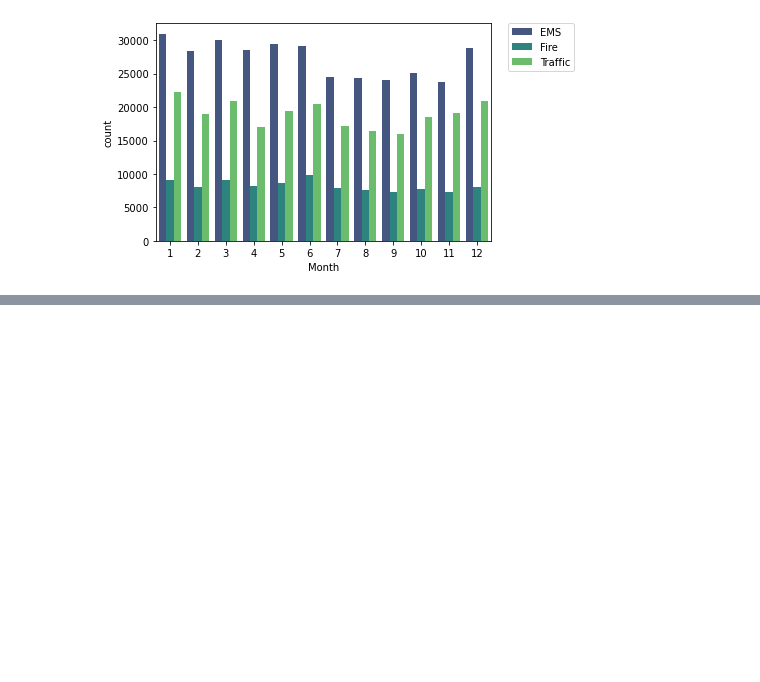
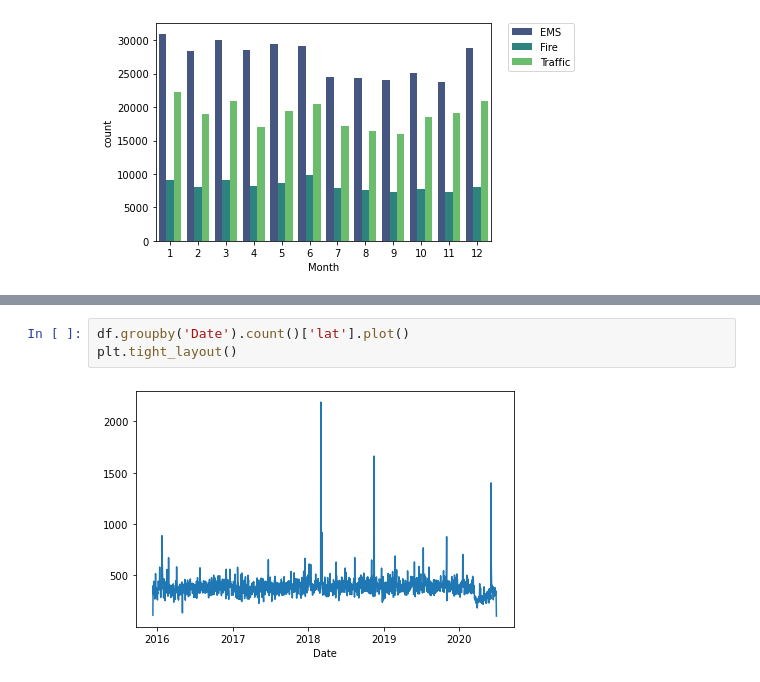
Before and after one commit to iNERO9/911_Calls_Analysis, a Jupyter notebook: 911_Call_Analysis.ipynb, the cells around one changed output, grey strips where cells are left out. Drawn from its saved outputs; the diff is of its cells as text; blank space fills up the shorter version.

```diff
--- a/911_Call_Analysis.ipynb
+++ b/911_Call_Analysis.ipynb
@@ -199,0 +247,5 @@ plt.legend(bbox_to_anchor =(1.05,1), loc =2, borderaxespad=0. )
+# %%
+df.groupby('Date').count()['lat'].plot()
+plt.tight_layout()
+# %% [output]
+[figure, added]
```
Also changed, not shown: parts of 20 cells of this notebook.
